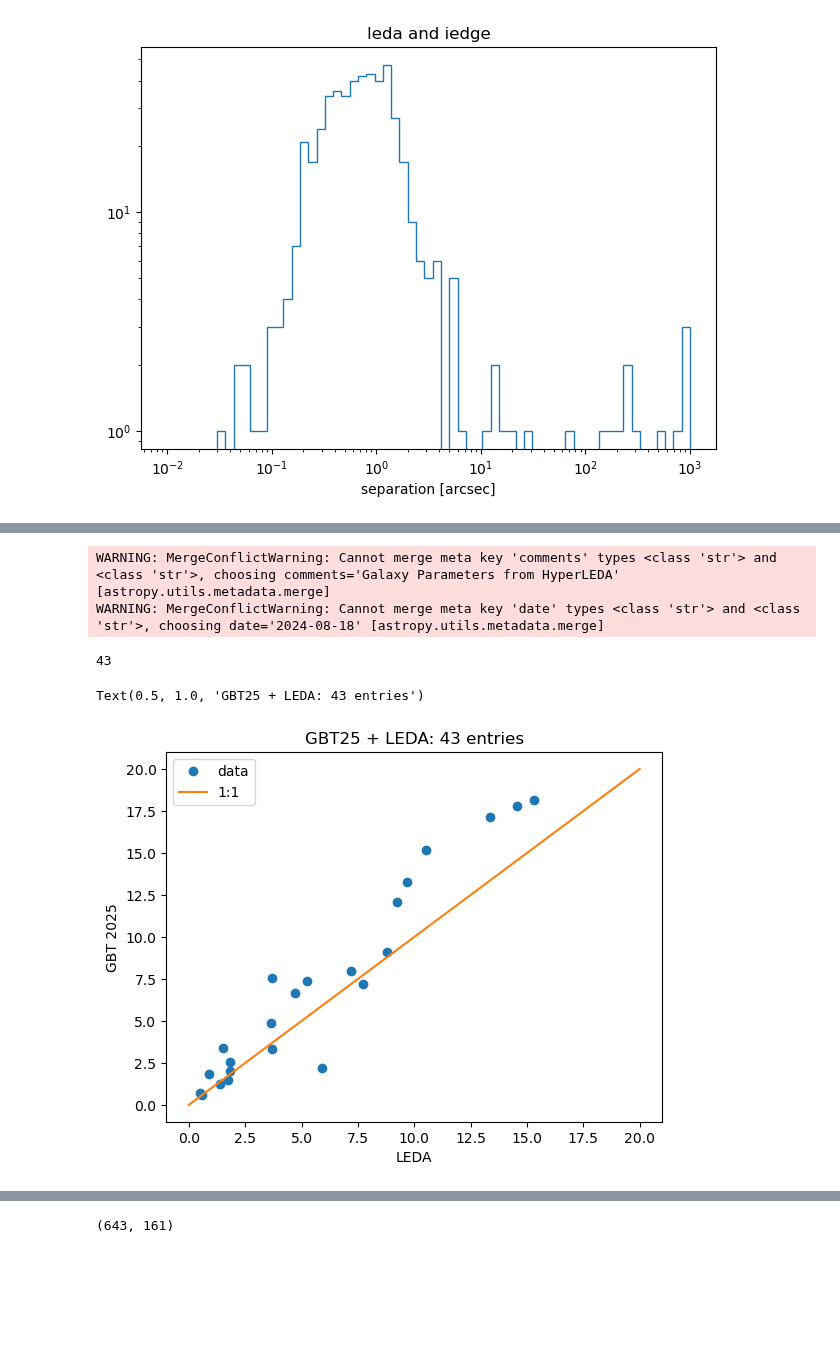
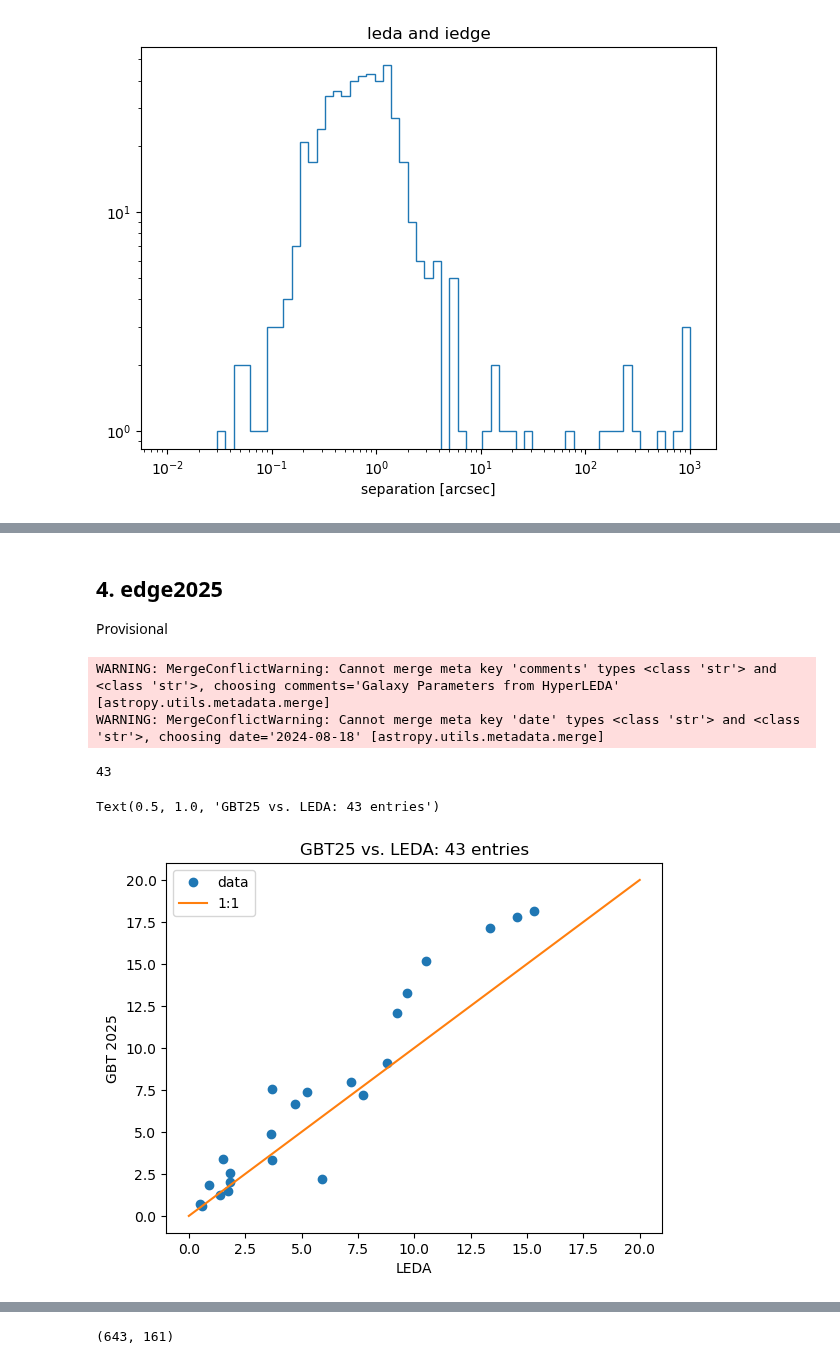
Before and after one commit to teuben/GBT-EDGE-HI, a Jupyter notebook: gals/hi_surveys.ipynb, the cells around one changed output, grey strips where cells are left out. Cells and saved outputs as stored; diff of their text form; code cells hidden in the pictures; blank space fills up the shorter version.

```diff
--- a/gals/hi_surveys.ipynb
+++ b/gals/hi_surveys.ipynb
@@ -179,2 +418,6 @@ Text(0.5, 1.0, 'GBT + LEDA: 159 entries')
+# %% [markdown]
+## 4. edge2025
+
+Provisional
 # %%
 t4 = Table.read("edge2025.csv", format="ecsv")
@@ -189,13 +431,13 @@ WARNING: MergeConflictWarning: Cannot merge meta key 'date' types <class 'str'>
 # %%
 flux1 = t41["ledaHIflux"]
 flux4 = t41["SigInt"]
 
 plt.plot(flux1,flux4,'o',label="data")
 plt.plot([0,20], [0,20], '-', label="1:1")
 plt.xlabel("LEDA")
 plt.ylabel("GBT 2025")
 plt.legend();
-plt.title(f"GBT25 + LEDA: {len(t41)} entries")
+plt.title(f"GBT25 vs. LEDA: {len(t41)} entries")
 # %% [output]
-Text(0.5, 1.0, 'GBT25 + LEDA: 43 entries')
+Text(0.5, 1.0, 'GBT25 vs. LEDA: 43 entries')
-[figure, old version]
+[figure, new version]
```
Also changed, not shown: parts of 64 cells of this notebook.
